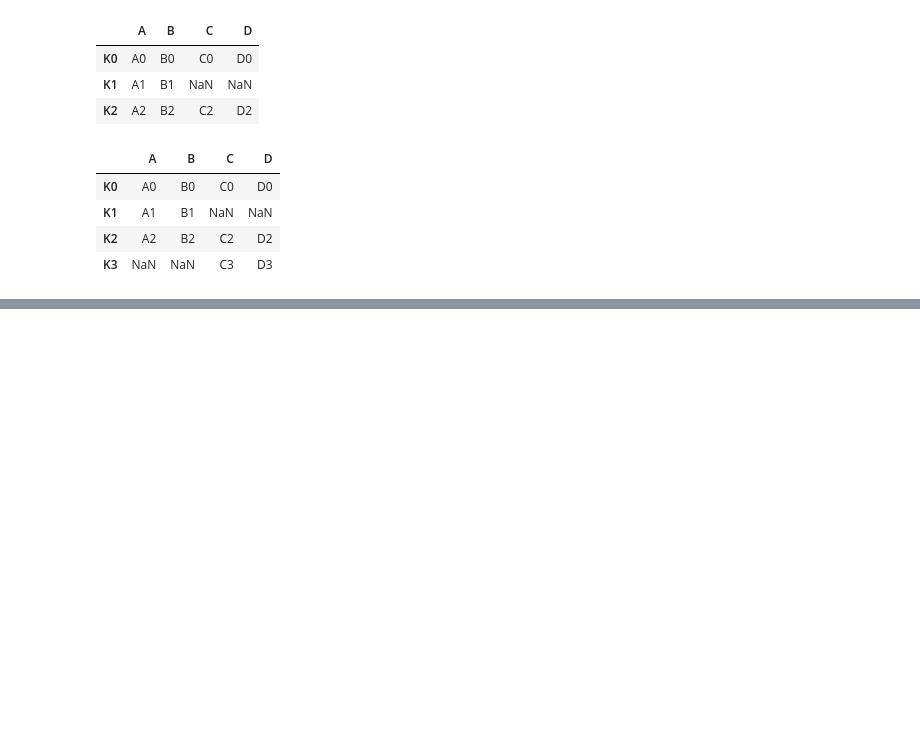
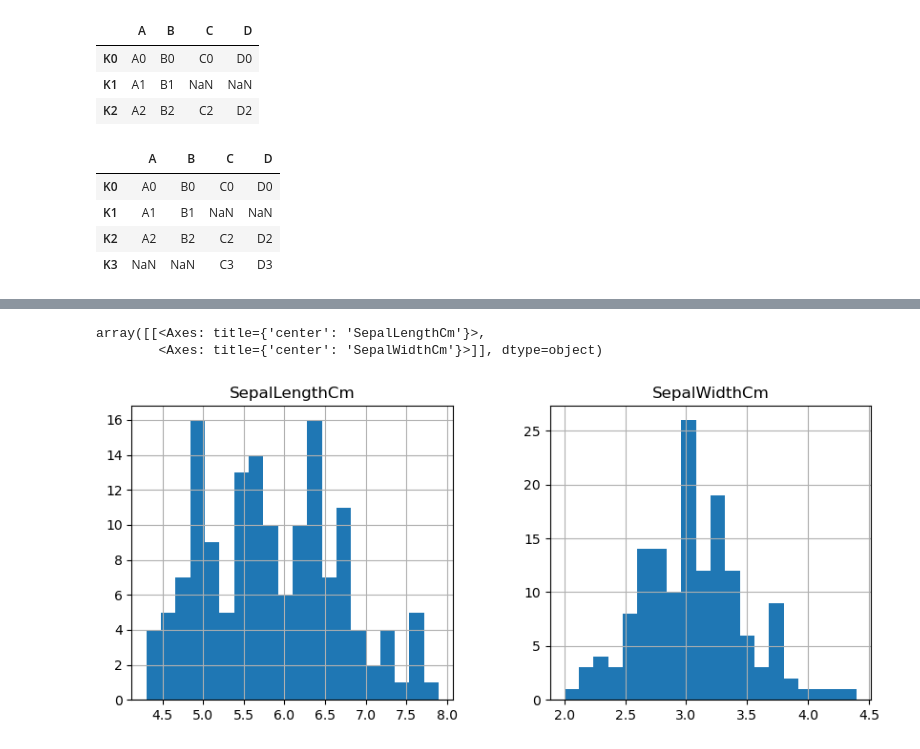
Before and after one commit to xxjcaxx/Disseny-i-avaluacio-de-models, a Jupyter notebook: apunts/documents/intro/numpypandas.ipynb, the cells around one changed output, grey strips where cells are left out. Saved outputs shown, nothing was run; the diff lists cells and outputs as text; code cells hidden in the pictures; blank space fills up the shorter version.

```diff
--- a/apunts/documents/intro/numpypandas.ipynb
+++ b/apunts/documents/intro/numpypandas.ipynb
@@ -2008,7 +2135,12 @@ df1['A'].hist()
 # %%
 
 
-df1.hist(column=['B','C'],bins=20,figsize=(10,4))
+
+df1.hist(column=['SepalLengthCm','SepalWidthCm'],bins=20,figsize=(10,4))
+# %% [output]
+array([[<Axes: title={'center': 'SepalLengthCm'}>,
+        <Axes: title={'center': 'SepalWidthCm'}>]], dtype=object)
+[figure, added]
 # %%
 
 
```
Also changed, not shown: parts of 71 cells of this notebook, 3 other files.
